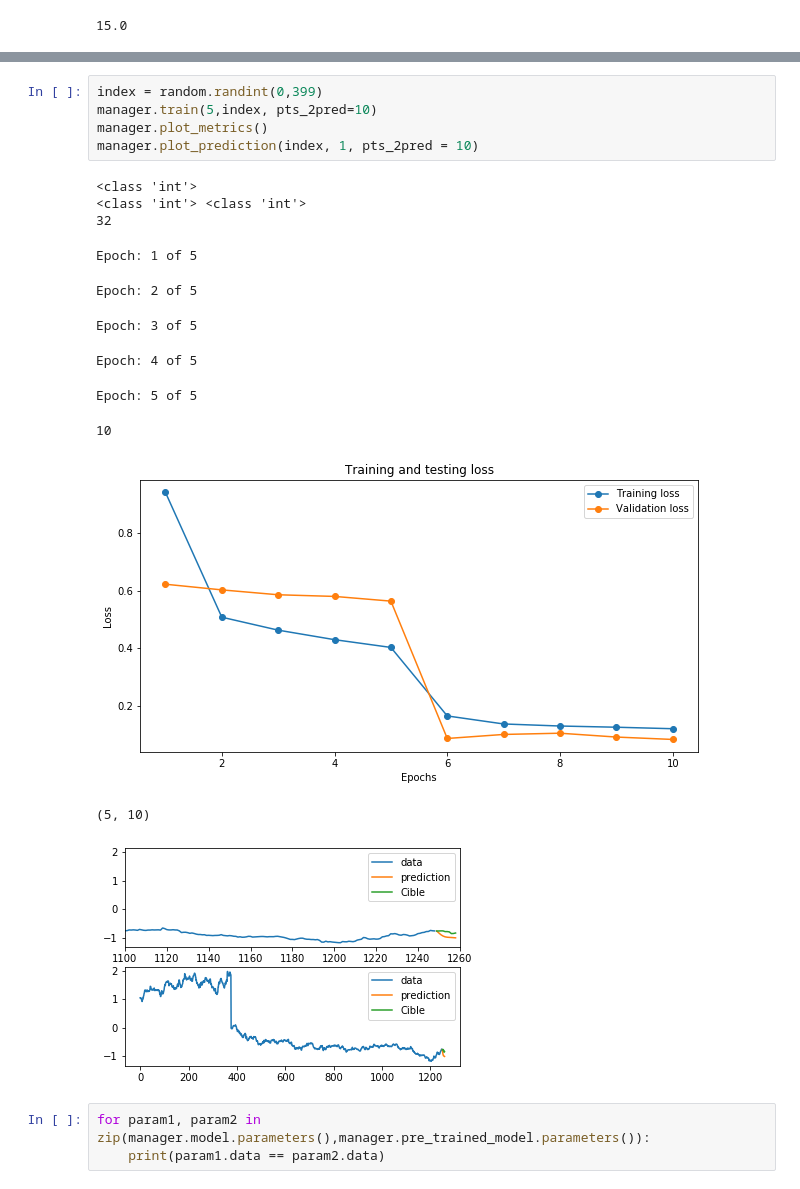
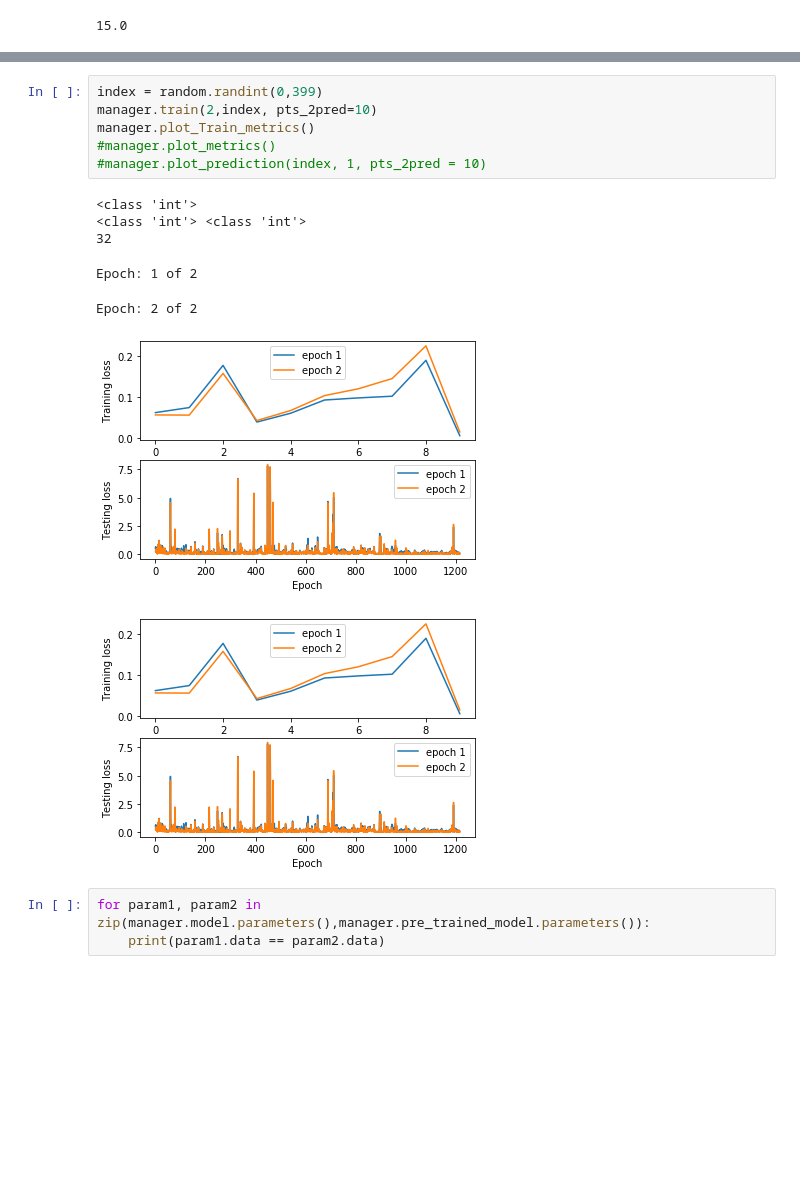
Before and after one commit to mdurandgasselin/IFT-725-TimeSeries, a Jupyter notebook: test_seriesNet.ipynb, the cells around one changed output, grey strips where cells are left out. Saved outputs shown, nothing was run; the diff lists cells and outputs as text; blank space fills up the shorter version.

```diff
--- a/test_seriesNet.ipynb
+++ b/test_seriesNet.ipynb
@@ -676,21 +673,17 @@ Epoch: 5 of 5
 # %%
 index = random.randint(0,399)
-manager.train(5,index, pts_2pred=10)
-manager.plot_metrics()
-manager.plot_prediction(index, 1, pts_2pred = 10)
+manager.train(2,index, pts_2pred=10)
+manager.plot_Train_metrics()
+#manager.plot_metrics()
+#manager.plot_prediction(index, 1, pts_2pred = 10)
 # %% [output]
 <class 'int'>
 <class 'int'> <class 'int'>
 32
-Epoch: 1 of 5
+Epoch: 1 of 2
-Epoch: 2 of 5
+Epoch: 2 of 2
-Epoch: 3 of 5
-Epoch: 4 of 5
-Epoch: 5 of 5
-10
-[figure, old version]
+[figure, new version]
-(5, 10)
-[figure, old version]
+[figure, new version]
 # %%
 for param1, param2 in zip(manager.model.parameters(),manager.pre_trained_model.parameters()):
     print(param1.data == param2.data)
```
Also changed, not shown: parts of 5 cells of this notebook, 1 other file.
